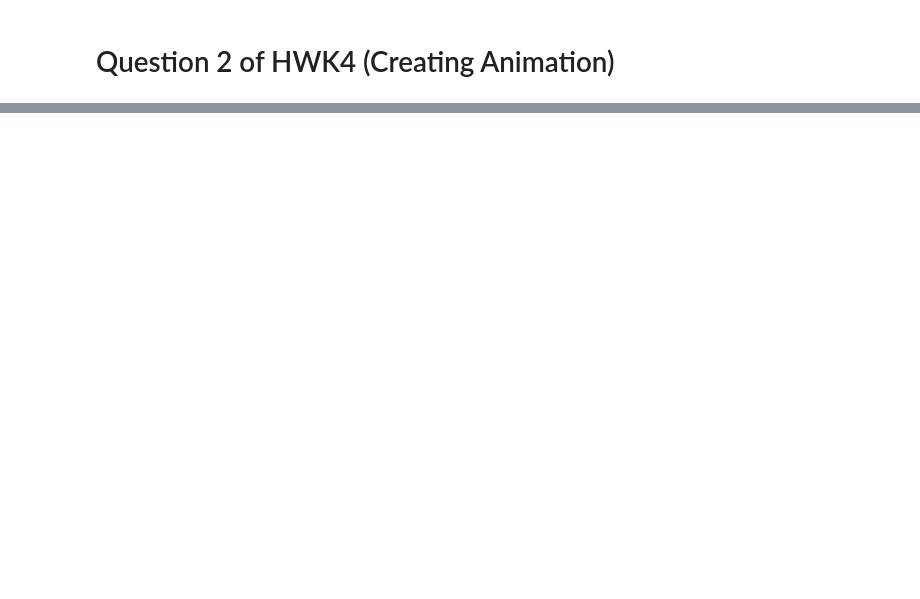
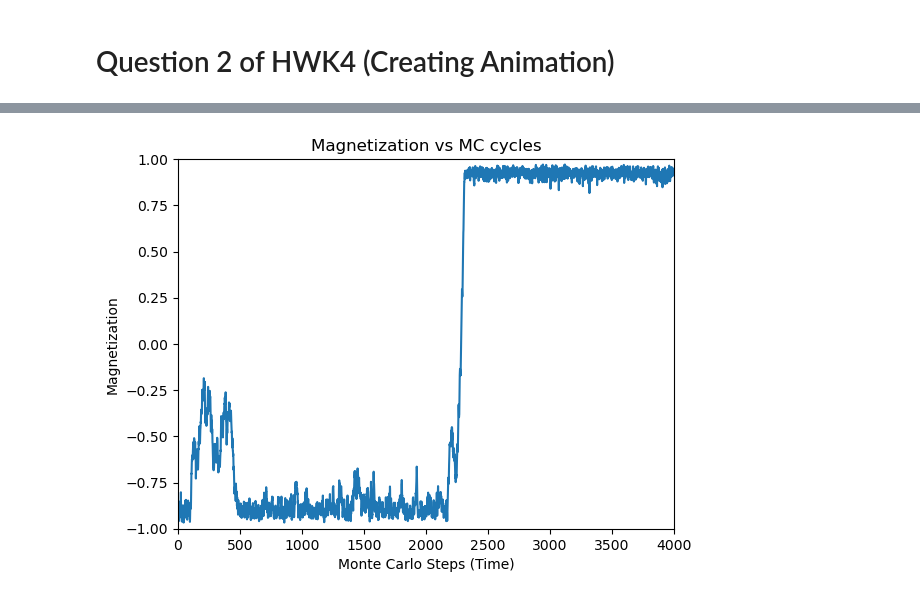
Before and after one commit to MoSpoonRhakib/HW4AddingFields, a Jupyter notebook: Mohammed Rhakib HW4 - Adding Fields.ipynb, the cells around one changed output, grey strips where cells are left out. Drawn from its saved outputs; the diff is of its cells as text; code cells hidden in the pictures; blank space fills up the shorter version.

```diff
--- a/Mohammed Rhakib HW4 - Adding Fields.ipynb
+++ b/Mohammed Rhakib HW4 - Adding Fields.ipynb
@@ -936,0 +944,6 @@ plt.show()
+# %%
+#Calculating Mag vs MC cycles to help indicate transition
+magnetizations = calc_magnetization(trajectory)
+plot_Mag_Time_Series(magnetizations)
+# %% [output]
+[figure, added]
```
Also changed, not shown: parts of 3 cells of this notebook, 1 other file.
